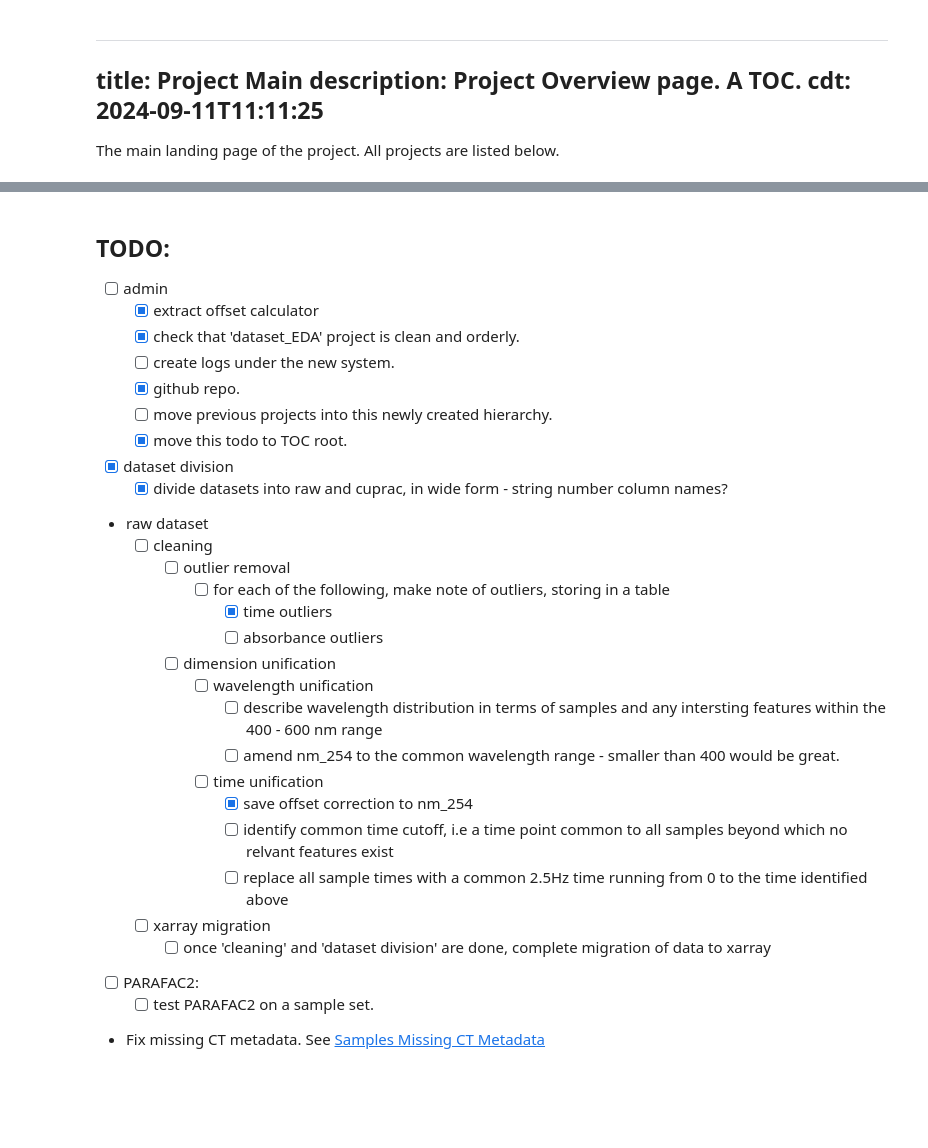
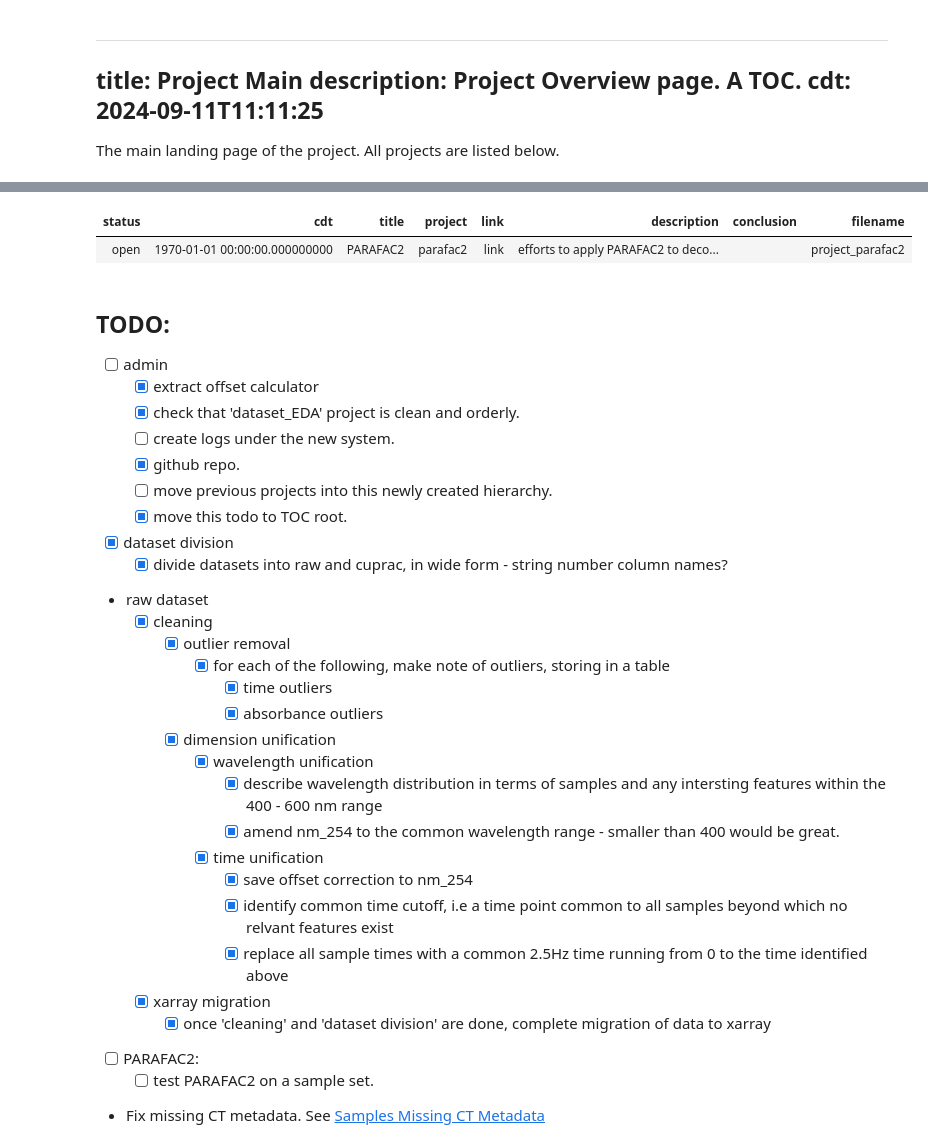
Before and after one commit to jonathanstathakis/pca_analysis, a Jupyter notebook: pca_analysis/experiments/notebooks/projects/main.ipynb, the cells around one changed output, grey strips where cells are left out. Saved outputs shown, nothing was run; the diff lists cells and outputs as text; code cells hidden in the pictures; blank space fills up the shorter version.

```diff
--- a/pca_analysis/experiments/notebooks/projects/main.ipynb
+++ b/pca_analysis/experiments/notebooks/projects/main.ipynb
@@ -23,33 +26,33 @@ project_toc = build_toc(paths=nbooks)
 # %%
 # https://catppuccin.com/palette
 
 (
     db.sql(
-    """--sql
+        """--sql
     SELECT
         status,
         cdt,
         title,
         project,
         link,
         description,
         conclusion,
         filename
     FROM
         project_toc
     """
     )
     .pl()
     .pipe(GT)
-    .fmt_markdown('link')
-    .opt_stylize(style = 3, color='gray')
+    .fmt_markdown("link")
+    .opt_stylize(style=3, color="gray")
     .tab_options(
-        table_background_color='#363a4f',
-        table_font_color='#cad3f5',
-        table_font_size=1
-
+        table_background_color="#363a4f", table_font_color="#cad3f5", table_font_size=1
     )
 )
+# %% [output]
+| status | cdt | title | project | link | description | conclusion | filename |
+| open | 1970-01-01 00:00:00.000000000 | PARAFAC2 | parafac2 | link | efforts to apply PARAFAC2 to deco... |  | project_parafac2 |
 # %% [markdown]
 ## TODO:
 - [ ] admin
@@ -62,21 +65,21 @@ project_toc = build_toc(paths=nbooks)
 - [x] dataset division
   - [x] divide datasets into raw and cuprac, in wide form - string number column names?
 - raw dataset
-  - [ ] cleaning
-    - [ ] outlier removal
-      - [ ] for each of the following, make note of outliers, storing in a table
+  - [x] cleaning
+    - [x] outlier removal
+      - [x] for each of the following, make note of outliers, storing in a table
         - [x] time outliers
-        - [ ] absorbance outliers
-    - [ ] dimension unification
-      - [ ] wavelength unification
-        - [ ] describe wavelength distribution in terms of samples and any intersting features within the 400 - 600 nm range
-        - [ ] amend nm_254 to the common wavelength range - smaller than 400 would be great.
-      - [ ] time unification
+        - [x] absorbance outliers
+    - [x] dimension unification
+      - [x] wavelength unification
+        - [x] describe wavelength distribution in terms of samples and any intersting features within the 400 - 600 nm range
+        - [x] amend nm_254 to the common wavelength range - smaller than 400 would be great.
+      - [x] time unification
         - [x] save offset correction to nm_254
-        - [ ] identify common time cutoff, i.e a time point common to all samples beyond which no relvant features exist
-        - [ ] replace all sample times with a common 2.5Hz time running from 0 to the time identified above
-  - [ ] xarray migration
-    - [ ] once 'cleaning' and 'dataset division' are done, complete migration of data to xarray
+        - [x] identify common time cutoff, i.e a time point common to all samples beyond which no relvant features exist
+        - [x] replace all sample times with a common 2.5Hz time running from 0 to the time identified above
+  - [x] xarray migration
+    - [x] once 'cleaning' and 'dataset division' are done, complete migration of data to xarray
 - [ ] PARAFAC2:
   - [ ] test PARAFAC2 on a sample set.
 - Fix missing CT metadata. See [Samples Missing CT Metadata](../experiments/samples_missing_ct_metadata.ipynb)
```
Also changed, not shown: parts of 5 cells of this notebook, 37 other files.
